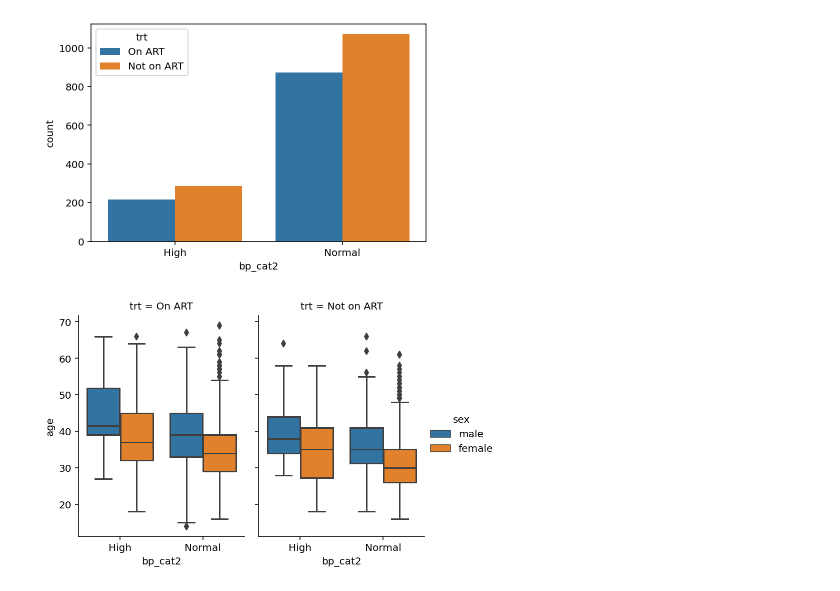
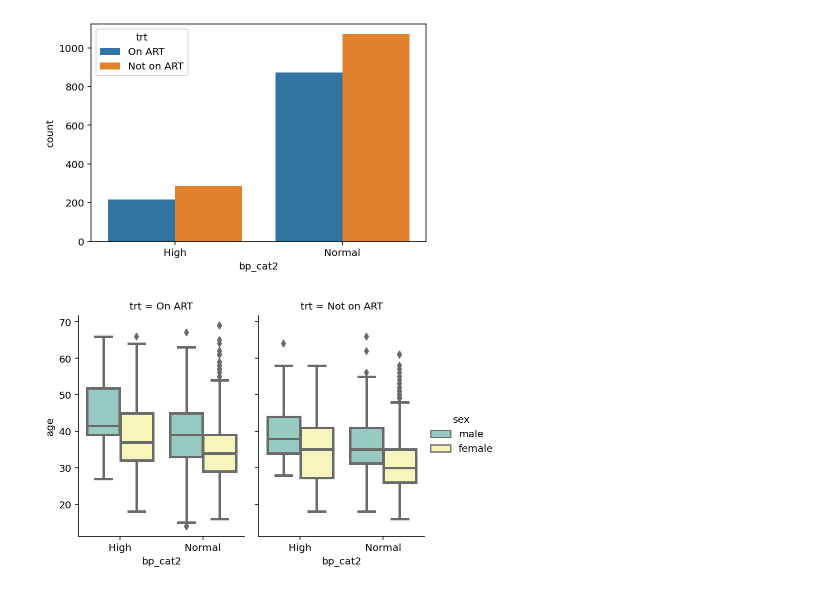
Before and after one commit to boniale/PDA_Python_HTN_PLWHIV, a Jupyter notebook: PDA_Report.ipynb, the cells around one changed output. Cells and saved outputs as stored; diff of their text form; code cells hidden in the pictures.

```diff
--- a/PDA_Report.ipynb
+++ b/PDA_Report.ipynb
@@ -255,6 +263,8 @@ bp_bmi = sns.countplot(x = "bp_cat2",
 # %%
 bp_bmi_sex = sns.catplot(x = "bp_cat2", y = "age",hue = "sex", data = hiv2, col = "trt",
 ...                 kind="box",
-...                 height=4, aspect=.7);
+...                 height=4, aspect=.7,
+                    linewidth=2.5,
+                    palette="Set3");
 # %% [output]
-[figure, old version]
+[figure, new version]
```
Also changed, not shown: parts of 6 cells of this notebook.
